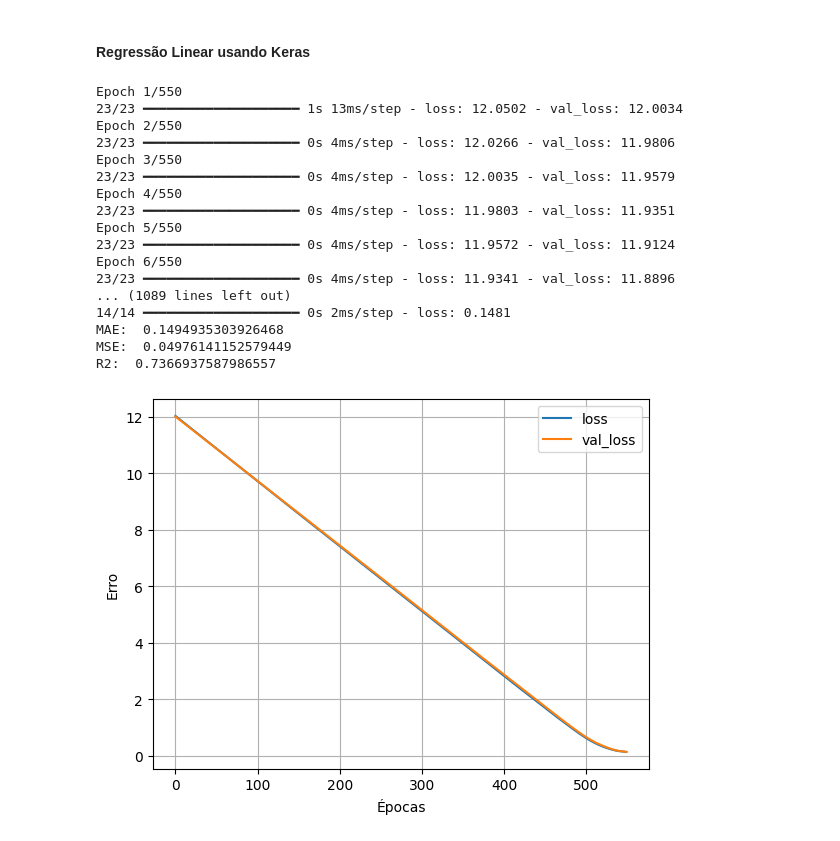
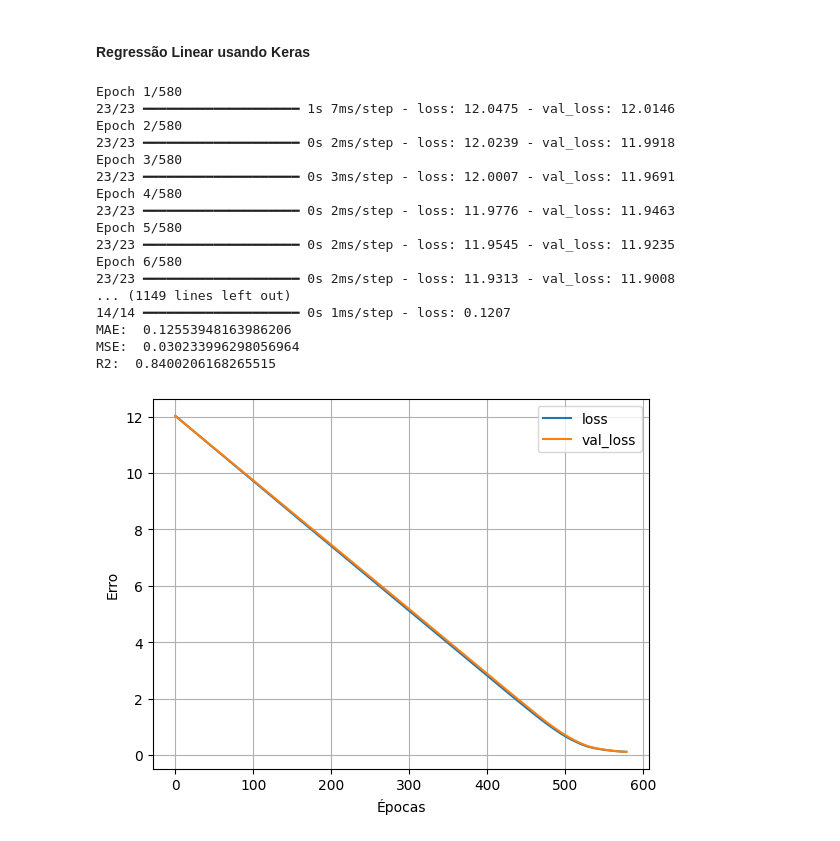
Before and after one commit to Nathan-Rgs/patternRecognition-supervisedLearning, a Jupyter notebook: regression/houses.ipynb, the cells around one changed output. Saved outputs shown, nothing was run; the diff lists cells and outputs as text; code cells hidden in the pictures.

Commit message:
update: epochs

```diff
--- a/regression/houses.ipynb
+++ b/regression/houses.ipynb
@@ -343,47 +343,47 @@ X_train, X_test, y_train, y_test = train_test_split(X_train_cols, y_train_col, t
 # %%
 # Escolha um modelo e treine-o
 normalizer = Normalization()
 normalizer.adapt(X_train.values)
 
 model = keras.Sequential([
     normalizer,
     layers.Dense(1)
 ])
 
 model.compile(optimizer=tf.optimizers.Adam(learning_rate=0.001), loss='mean_absolute_error')
 
-history = model.fit(X_train, y_train, epochs=550, validation_split = 0.3)
+history = model.fit(X_train, y_train, epochs=580, validation_split = 0.3)
 plot_loss(history)
 
 # Avalie o modelo
 y_pred = model.predict(X_test)
 print("MAE: " , model.evaluate(X_test, y_test))
 print("MSE: " , mean_squared_error(y_test, y_pred))
 print("R2: " , r2_score(y_test, y_pred))
 
 y_pred = y_pred.flatten()
 # Reverter a transformação logarítmica para escala original
 y_test_original = np.expm1(y_test)
 y_pred_original = np.expm1(y_pred)
 # %% [output]
-Epoch 1/550
-23/23 ━━━━━━━━━━━━━━━━━━━━ 1s 13ms/step - loss: 12.0502 - val_loss: 12.0034
-Epoch 2/550
-23/23 ━━━━━━━━━━━━━━━━━━━━ 0s 4ms/step - loss: 12.0266 - val_loss: 11.9806
-Epoch 3/550
-23/23 ━━━━━━━━━━━━━━━━━━━━ 0s 4ms/step - loss: 12.0035 - val_loss: 11.9579
-Epoch 4/550
-23/23 ━━━━━━━━━━━━━━━━━━━━ 0s 4ms/step - loss: 11.9803 - val_loss: 11.9351
-Epoch 5/550
-23/23 ━━━━━━━━━━━━━━━━━━━━ 0s 4ms/step - loss: 11.9572 - val_loss: 11.9124
-Epoch 6/550
-23/23 ━━━━━━━━━━━━━━━━━━━━ 0s 4ms/step - loss: 11.9341 - val_loss: 11.8896
-... (1089 lines left out)
-14/14 ━━━━━━━━━━━━━━━━━━━━ 0s 2ms/step - loss: 0.1481
-MAE:  0.1494935303926468
-MSE:  0.04976141152579449
-R2:  0.7366937587986557
+Epoch 1/580
+23/23 ━━━━━━━━━━━━━━━━━━━━ 1s 7ms/step - loss: 12.0475 - val_loss: 12.0146
+Epoch 2/580
+23/23 ━━━━━━━━━━━━━━━━━━━━ 0s 2ms/step - loss: 12.0239 - val_loss: 11.9918
+Epoch 3/580
+23/23 ━━━━━━━━━━━━━━━━━━━━ 0s 3ms/step - loss: 12.0007 - val_loss: 11.9691
+Epoch 4/580
+23/23 ━━━━━━━━━━━━━━━━━━━━ 0s 2ms/step - loss: 11.9776 - val_loss: 11.9463
+Epoch 5/580
+23/23 ━━━━━━━━━━━━━━━━━━━━ 0s 2ms/step - loss: 11.9545 - val_loss: 11.9235
+Epoch 6/580
+23/23 ━━━━━━━━━━━━━━━━━━━━ 0s 2ms/step - loss: 11.9313 - val_loss: 11.9008
+... (1149 lines left out)
+14/14 ━━━━━━━━━━━━━━━━━━━━ 0s 1ms/step - loss: 0.1207
+MAE:  0.12553948163986206
+MSE:  0.030233996298056964
+R2:  0.8400206168265515
-[figure, old version]
+[figure, new version]
 # %%
 print('Média de Entrada:', y_test_original.mean())
 print('Média Prevista:', y_pred_original.mean())
```
Also changed, not shown: parts of 1 cell of this notebook.
